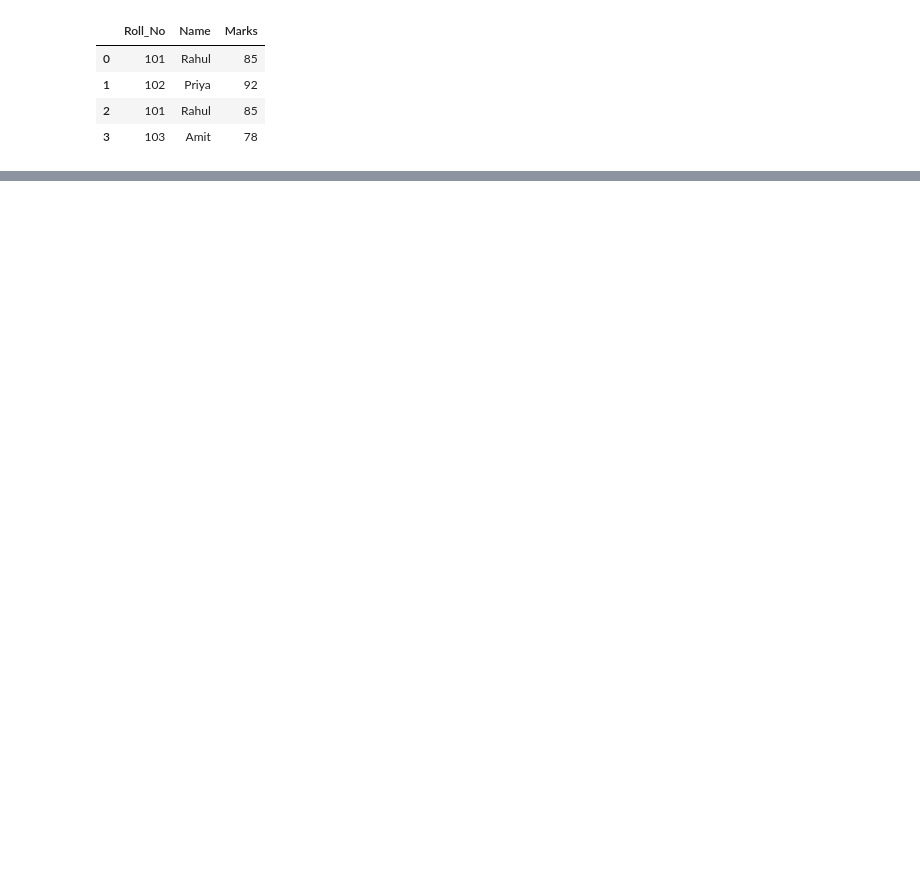
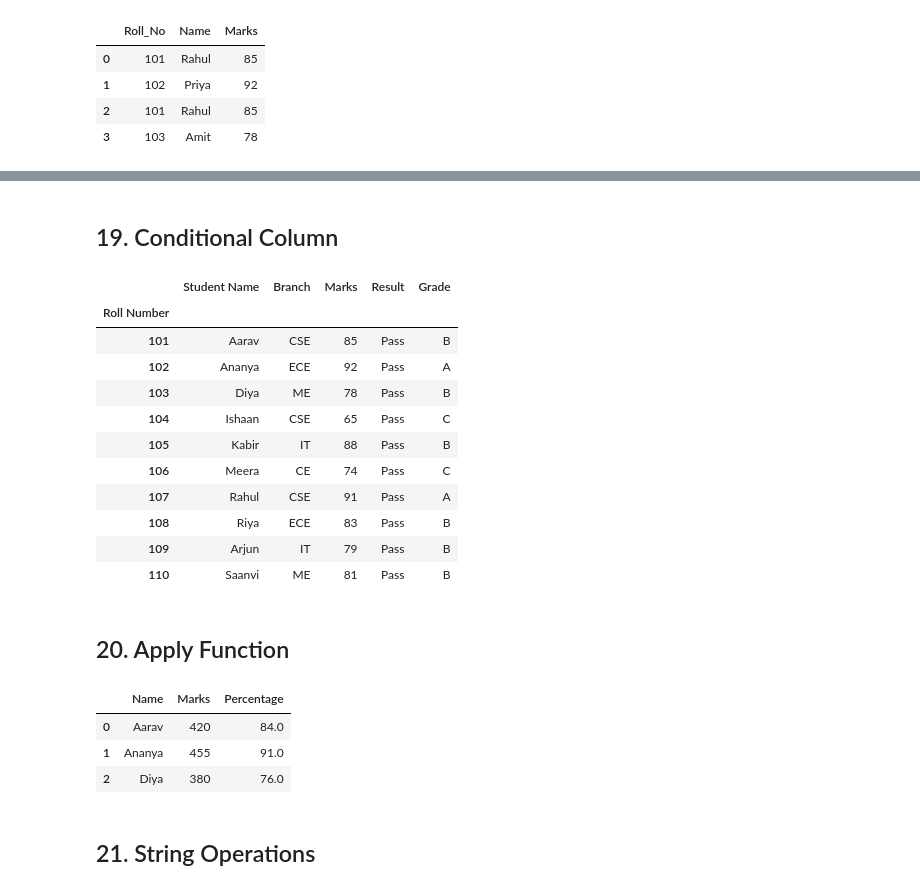
Before and after one commit to GoP4LJi/machine_learning, a Jupyter notebook: notebook/pandas/pandas.ipynb, the cells around one changed output, grey strips where cells are left out. Saved outputs shown, nothing was run; the diff lists cells and outputs as text; code cells hidden in the pictures; blank space fills up the shorter version.

```diff
--- a/notebook/pandas/pandas.ipynb
+++ b/notebook/pandas/pandas.ipynb
@@ -302,0 +352,48 @@ df_students
+# %% [markdown]
+## 19. Conditional Column
+# %%
+# Make grade column.
+def grade(m):
+    if m >= 90:
+        return "A"
+    elif m >= 75:
+        return "B"
+    elif m >= 60:
+        return "C"
+    elif m >= 40:
+        return "D"
+    else:
+        return "F"
+
+df1 = df.copy()
+df1["Grade"] = df1["Marks"].apply(grade)
+df1
+# %% [output]
+|  | Student Name | Branch | Marks | Result | Grade |
+| Roll Number |  |  |  |  |  |
+| 101 | Aarav | CSE | 85 | Pass | B |
+| 102 | Ananya | ECE | 92 | Pass | A |
+| 103 | Diya | ME | 78 | Pass | B |
+| 104 | Ishaan | CSE | 65 | Pass | C |
+| 105 | Kabir | IT | 88 | Pass | B |
+| 106 | Meera | CE | 74 | Pass | C |
+| 107 | Rahul | CSE | 91 | Pass | A |
+| 108 | Riya | ECE | 83 | Pass | B |
+| 109 | Arjun | IT | 79 | Pass | B |
+| 110 | Saanvi | ME | 81 | Pass | B |
+# %% [markdown]
+## 20. Apply Function
+# %%
+# Percentage out of 500.
+data = {"Name": ["Aarav", "Ananya", "Diya"], "Marks": [420, 455, 380]}
+per = pd.DataFrame(data)
+
+per["Percentage"] = per["Marks"].apply(lambda x: x / 500 * 100)
+per
+# %% [output]
+|  | Name | Marks | Percentage |
+| 0 | Aarav | 420 | 84.0 |
+| 1 | Ananya | 455 | 91.0 |
+| 2 | Diya | 380 | 76.0 |
+# %% [markdown]
+## 21. String Operations
```
Also changed, not shown: parts of 90 cells of this notebook, 1 other file.
